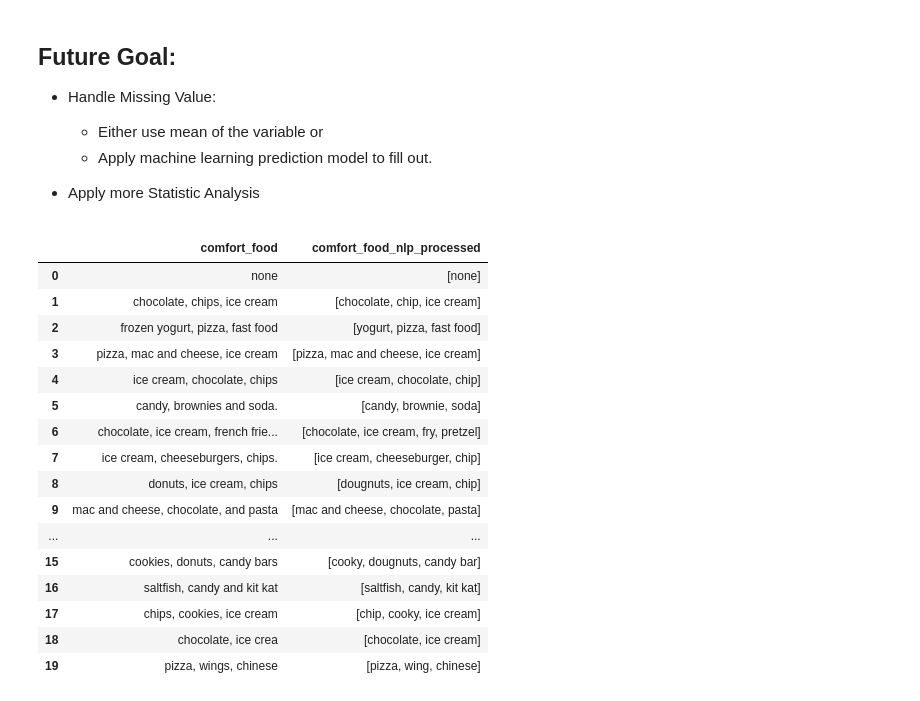
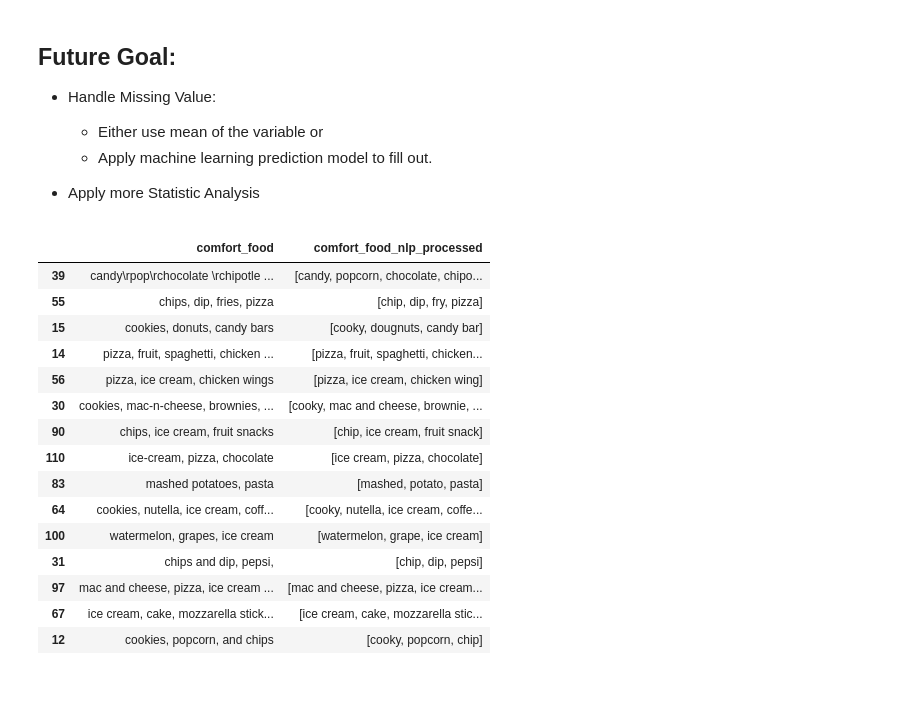
Before and after one commit to leedh7878/DanielLee_Project_Portfolio, a Jupyter notebook: Food_Choice/src/Food_Choice_ Data_Cleansing.ipynb, the cells around one changed output. Cells and saved outputs as stored; diff of their text form; code cells hidden in the pictures.

```diff
--- a/Food_Choice/src/Food_Choice_ Data_Cleansing.ipynb
+++ b/Food_Choice/src/Food_Choice_ Data_Cleansing.ipynb
@@ -509,17 +509,17 @@ def chunk_NP(text):
 
     POSN: {<BRAND><POS><NN.*>?}
 
-    NP: {<custom_tags_cc_front><CC><NN.*>?|<custom_tags_foodtypes><custom_compound_nn_back>?+|<DT>?<RB>?<NN.*|POSN>+|<custom_compound_nn_front><NN.*>|}
+    NP: {<custom_tags_cc_front><CC><NN.*>?|<custom_tags_descrip><custom_compound_nn_back>?+|<DT>?<RB>?<NN.*|POSN>+|<custom_compound_nn_front><NN.*>|}
 
 
     '''
 
-    custom_tags_foodtypes = ['chinese', 'korean', 'indian','fast']
+    custom_tags_descrip = ['chinese', 'korean', 'indian','fast', 'mashed']
     custom_tags_waste = ['grandma', 'homemade', 'anything', 'any', 'kinds','home', 'back', 'dishes']
     custom_tags_cc_front = ['mac', 'macaroni', 'salt']
     custom_compound_nn_front = ['ice']
     custom_compound_nn_back = ['food', 'foods']
-    Nouns = ['steak', 'saltfish']
+    Nouns = ['steak', 'saltfish', 'cake']
     brand = ['reese', 'moe']
 
     '''
@@ -534,7 +534,7 @@ def chunk_NP(text):
         tokens = informal2formal(text)
 
         lotr_pos_tags = [
-            (word, "custom_tags_foodtypes") if word in custom_tags_foodtypes
+            (word, "custom_tags_descrip") if word in custom_tags_descrip
             else (word, "custom_tags_waste") if word in custom_tags_waste
             else (word, "custom_tags_cc_front") if word in custom_tags_cc_front
             else (word, "custom_compound_nn_front") if word in custom_compound_nn_front
@@ -795,24 +795,23 @@ top_correlations = (cuisine_corr_matrix.stack()
 
 * Apply more Statistic Analysis
 # %%
-draw_tree(data_processed["comfort_food"][8])
+draw_tree(data_processed["comfort_food"][83]) #testing
 
-data_processed[['comfort_food', 'comfort_food_nlp_processed']].head(20)
+data_processed[['comfort_food', 'comfort_food_nlp_processed']].sample(15, random_state = 13)
 # %% [output]
 |  | comfort_food | comfort_food_nlp_processed |
-| 0 | none | [none] |
-| 1 | chocolate, chips, ice cream | [chocolate, chip, ice cream] |
-| 2 | frozen yogurt, pizza, fast food | [yogurt, pizza, fast food] |
-| 3 | pizza, mac and cheese, ice cream | [pizza, mac and cheese, ice cream] |
-| 4 | ice cream, chocolate, chips | [ice cream, chocolate, chip] |
-| 5 | candy, brownies and soda. | [candy, brownie, soda] |
-| 6 | chocolate, ice cream, french frie... | [chocolate, ice cream, fry, pretzel] |
-| 7 | ice cream, cheeseburgers, chips. | [ice cream, cheeseburger, chip] |
-| 8 | donuts, ice cream, chips | [dougnuts, ice cream, chip] |
-| 9 | mac and cheese, chocolate, and pasta | [mac and cheese, chocolate, pasta] |
-| ... | ... | ... |
+| 39 | candy\rpop\rchocolate \rchipotle ... | [candy, popcorn, chocolate, chipo... |
+| 55 | chips, dip, fries, pizza | [chip, dip, fry, pizza] |
 | 15 | cookies, donuts, candy bars | [cooky, dougnuts, candy bar] |
-| 16 | saltfish, candy and kit kat | [saltfish, candy, kit kat] |
-| 17 | chips, cookies, ice cream | [chip, cooky, ice cream] |
-| 18 | chocolate, ice crea | [chocolate, ice cream] |
-| 19 | pizza, wings, chinese | [pizza, wing, chinese] |
+| 14 | pizza, fruit, spaghetti, chicken ... | [pizza, fruit, spaghetti, chicken... |
+| 56 | pizza, ice cream, chicken wings | [pizza, ice cream, chicken wing] |
+| 30 | cookies, mac-n-cheese, brownies, ... | [cooky, mac and cheese, brownie, ... |
+| 90 | chips, ice cream, fruit snacks | [chip, ice cream, fruit snack] |
+| 110 | ice-cream, pizza, chocolate | [ice cream, pizza, chocolate] |
+| 83 | mashed potatoes, pasta | [mashed, potato, pasta] |
+| 64 | cookies, nutella, ice cream, coff... | [cooky, nutella, ice cream, coffe... |
+| 100 | watermelon, grapes, ice cream | [watermelon, grape, ice cream] |
+| 31 | chips and dip, pepsi, | [chip, dip, pepsi] |
+| 97 | mac and cheese, pizza, ice cream ... | [mac and cheese, pizza, ice cream... |
+| 67 | ice cream, cake, mozzarella stick... | [ice cream, cake, mozzarella stic... |
+| 12 | cookies, popcorn, and chips | [cooky, popcorn, chip] |
```
Also changed, not shown: parts of 3 cells of this notebook, 1 other file.
